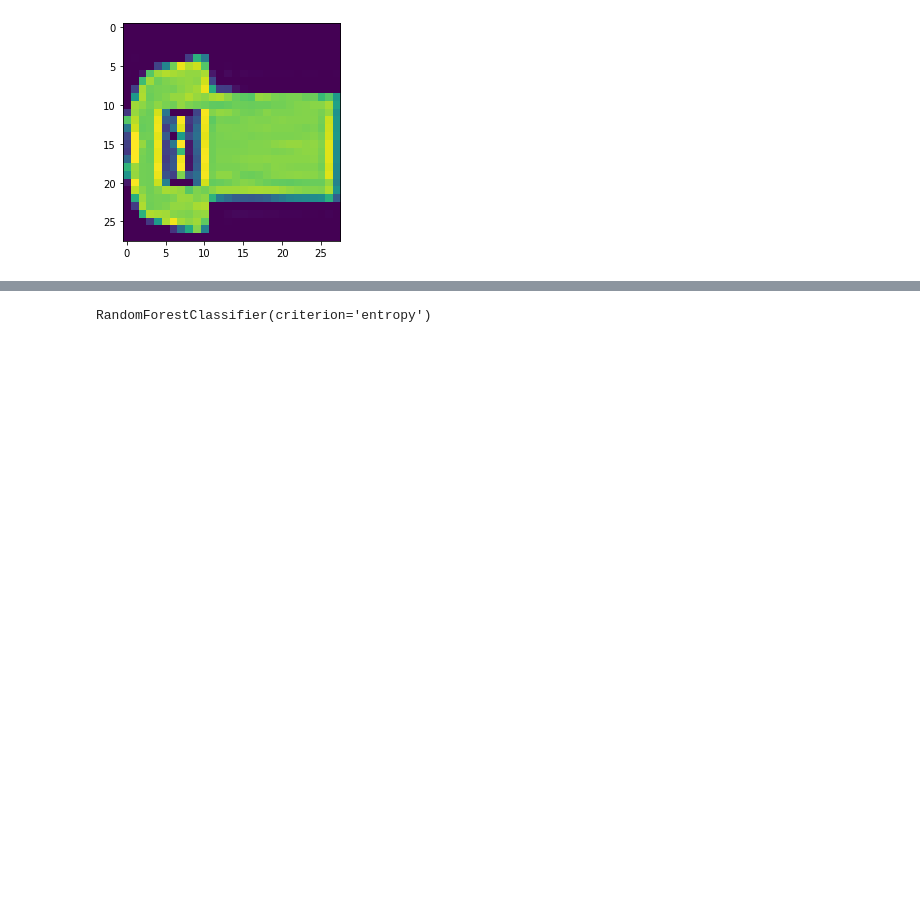
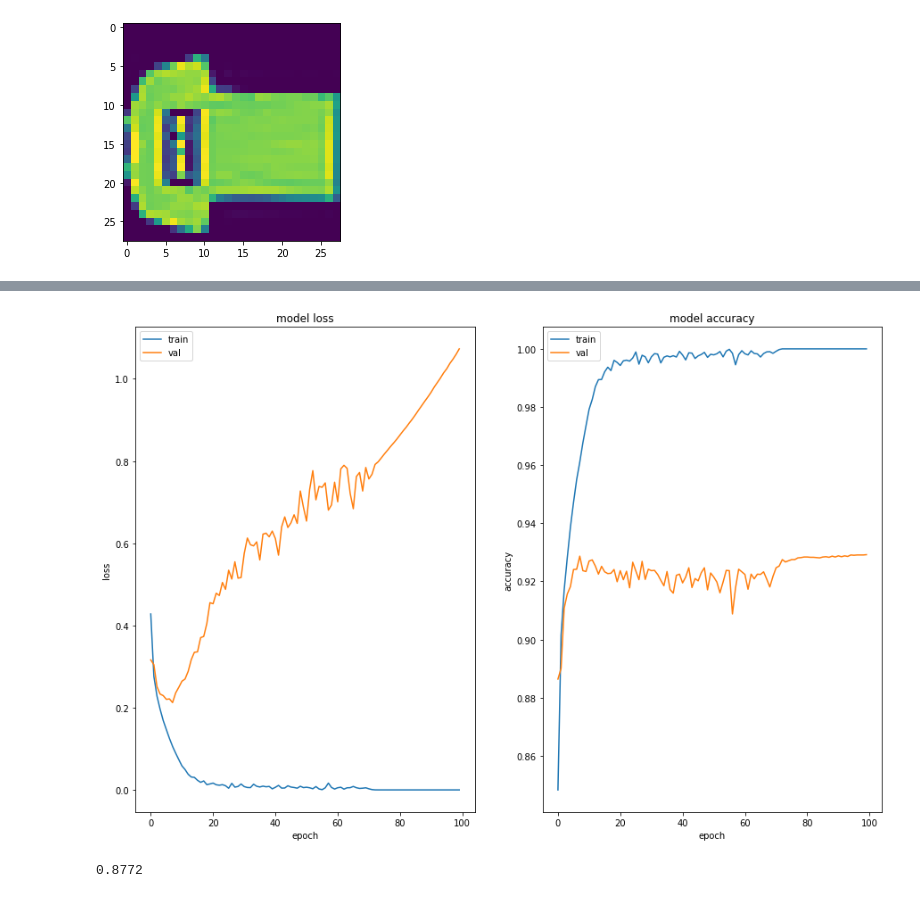
Before and after one commit to mich-00/progetto_esame_AI, a Jupyter notebook: prova__con_dataset_keras.ipynb, the cells around one changed output, grey strips where cells are left out. Saved outputs shown, nothing was run; the diff lists cells and outputs as text; code cells hidden in the pictures; blank space fills up the shorter version.

```diff
--- a/prova__con_dataset_keras.ipynb
+++ b/prova__con_dataset_keras.ipynb
@@ -198,14 +161,14 @@ plt.imshow(image)
 [figure]
 # %%
 # CNN
-model_CNN=Sequential([
-                  layers.Input(shape=(28,28,1),batch_size=32),
-                  layers.Conv2D(filters=32,kernel_size=(3,3),activation='relu',padding='same'),
-                  layers.MaxPool2D(pool_size=(2,2), strides=2),
-                  layers.Conv2D(filters=64,kernel_size=(3,3),activation='relu',padding='same'),
+model_CNN = Sequential([
+                  layers.Input(shape=(28,28,1)) ,
+                  layers.Conv2D(filters=32 , kernel_size=(3,3) , activation='relu' , padding='same'),
+                  layers.MaxPool2D(pool_size=(2,2) , strides=2),
+                  layers.Conv2D(filters=64 , kernel_size=(3,3) , activation='relu' , padding='same'),
                   layers.Flatten(),
-                  layers.Dense(units=100,activation='relu'),
-                  layers.Dense(units=10,activation='softmax')
+                  layers.Dense(units=100 , activation='relu'),
+                  layers.Dense(units=10 , activation='softmax')
                   ])
 # %%
 model_CNN.summary()
@@ -228,8 +191,13 @@ Trainable params: 1,274,326
 Non-trainable params: 0
 _________________________________________________________________
 # %%
+# Scale images to the [0, 1] range
+keras_x_train = keras_x_train.astype("float32") / 255
+keras_x_val = keras_x_val.astype("float32") / 255
+
 #compiling the model
-model_CNN.compile(optimizer='adam',loss='mean_squared_error',metrics=['MeanSquaredError','AUC','accuracy'])
+model_CNN.compile( optimizer = 'adam' , loss = 'categorical_crossentropy' , metrics = ['MeanSquaredError','AUC','accuracy'])
 #fitting the model
-model_CNN.fit(keras_x_train.T,y_train.to_numpy().T, batch_size=32,callbacks=[EarlyStopping(monitor='loss',patience=30)])
+modello_allenato = model_CNN.fit( keras_x_train , keras.utils.to_categorical(y_train) , epochs=100 , batch_size=128 , validation_data = (keras_x_val , keras.utils.to_categorical(y_val)),
+              callbacks = [ EarlyStopping(monitor = 'loss' , patience=50 , restore_best_weights = True)])
 # %% [output]
@@ -237,7 +221,26 @@ ValueError: ignored
+# %%
+df_metriche = pd.DataFrame(modello_allenato.history)
+
+fig , axes= plt.subplots(1,2)
+# first plot
+axes[0].plot(df_metriche.index , df_metriche['loss'] , df_metriche['val_loss'])
+axes[0].set_title('model loss')
+axes[0].set(xlabel = 'epoch' , ylabel = 'loss')
+axes[0].legend(['train', 'val'] , loc = 'upper left')
+#second plot
+axes[1].plot(df_metriche.index , df_metriche['accuracy'] , df_metriche['val_accuracy'])
+axes[1].set_title('model accuracy')
+axes[1].set(xlabel = 'epoch' , ylabel = 'accuracy')
+axes[1].legend(['train', 'val'] , loc = 'upper left')
+fig.set_figheight(10)
+fig.set_figwidth(15)
+# %% [output]
+[figure, added]
 # %%
 #RANDOM FOREST
-random_forest=RandomForestClassifier(criterion='entropy')
-random_forest.fit(x_train,y_train,epochs=100)
+random_forest = RandomForestClassifier(criterion = 'entropy')
+random_forest.fit(x_train , y_train)
+random_forest.score(x_val , y_val)
 # %% [output]
-RandomForestClassifier(criterion='entropy')
+0.8772
 # %%
```
Also changed, not shown: parts of 19 cells of this notebook.
